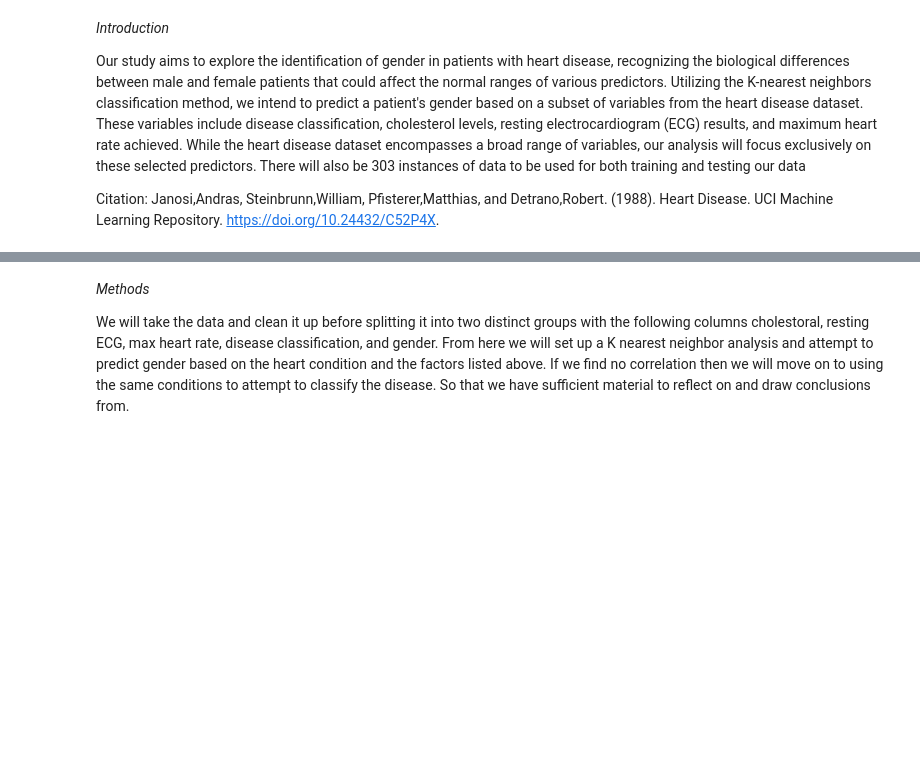
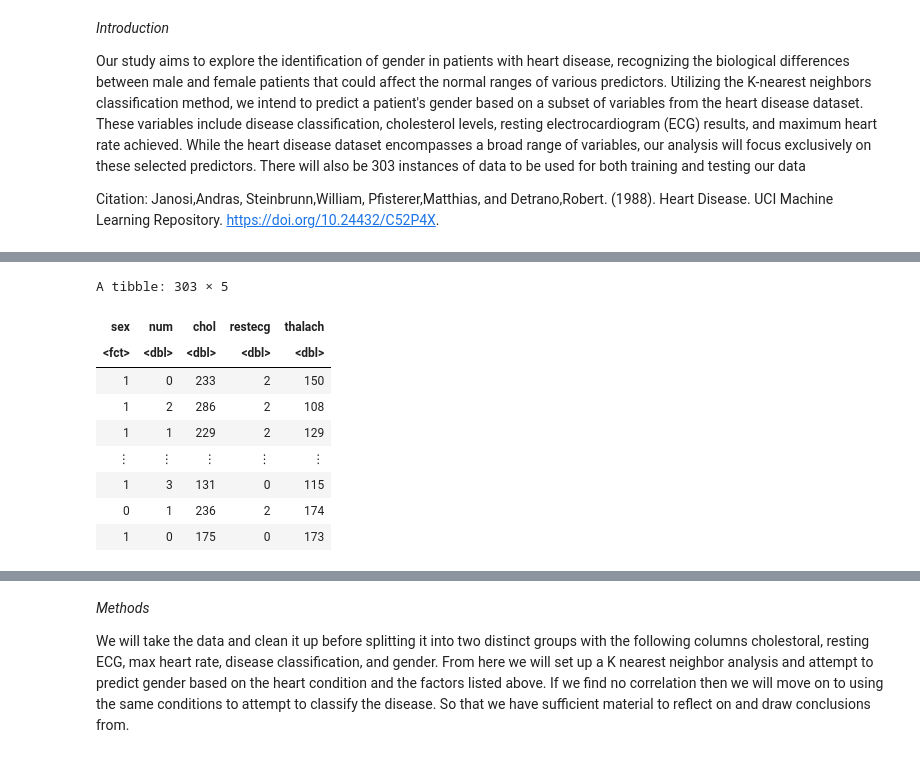
Before and after one commit to victoriachoi7/group-4-dsci, a Jupyter notebook: GroupProposal.ipynb, the cells around one changed output, grey strips where cells are left out. Saved outputs shown, nothing was run; the diff lists cells and outputs as text; code cells hidden in the pictures; blank space fills up the shorter version.

```diff
--- a/GroupProposal.ipynb
+++ b/GroupProposal.ipynb
@@ -9,0 +43,16 @@ Janosi,Andras, Steinbrunn,William, Pfisterer,Matthias, and Detrano,Robert. (1988
+# %%
+cleveland_wrangled <-cleveland_data|>
+            select("sex", "num", "chol", "restecg", "thalach")|>
+            mutate(sex = as_factor(sex))
+cleveland_wrangled
+# %% [output]
+A tibble: 303 × 5
+| sex | num | chol | restecg | thalach |
+| <fct> | <dbl> | <dbl> | <dbl> | <dbl> |
+| 1 | 0 | 233 | 2 | 150 |
+| 1 | 2 | 286 | 2 | 108 |
+| 1 | 1 | 229 | 2 | 129 |
+| ⋮ | ⋮ | ⋮ | ⋮ | ⋮ |
+| 1 | 3 | 131 | 0 | 115 |
+| 0 | 1 | 236 | 2 | 174 |
+| 1 | 0 | 175 | 0 | 173 |
```
Also changed, not shown: parts of 8 cells of this notebook.
